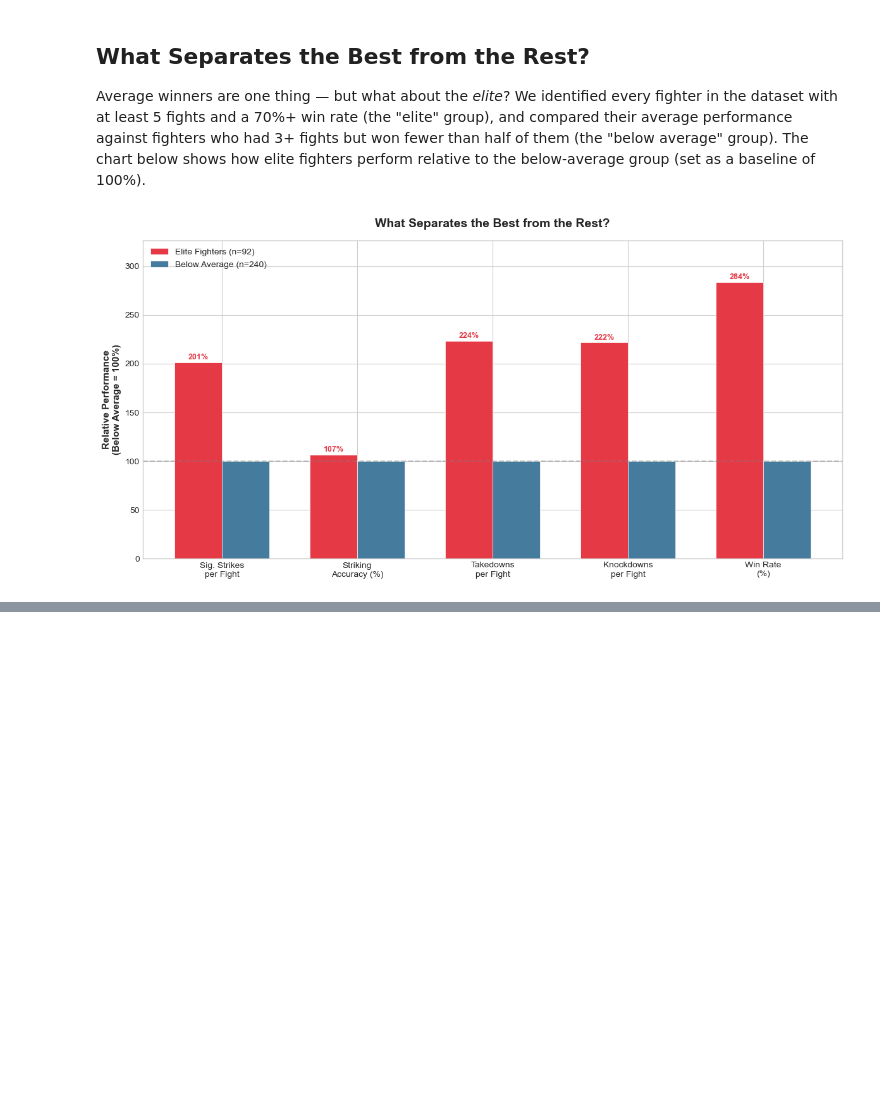
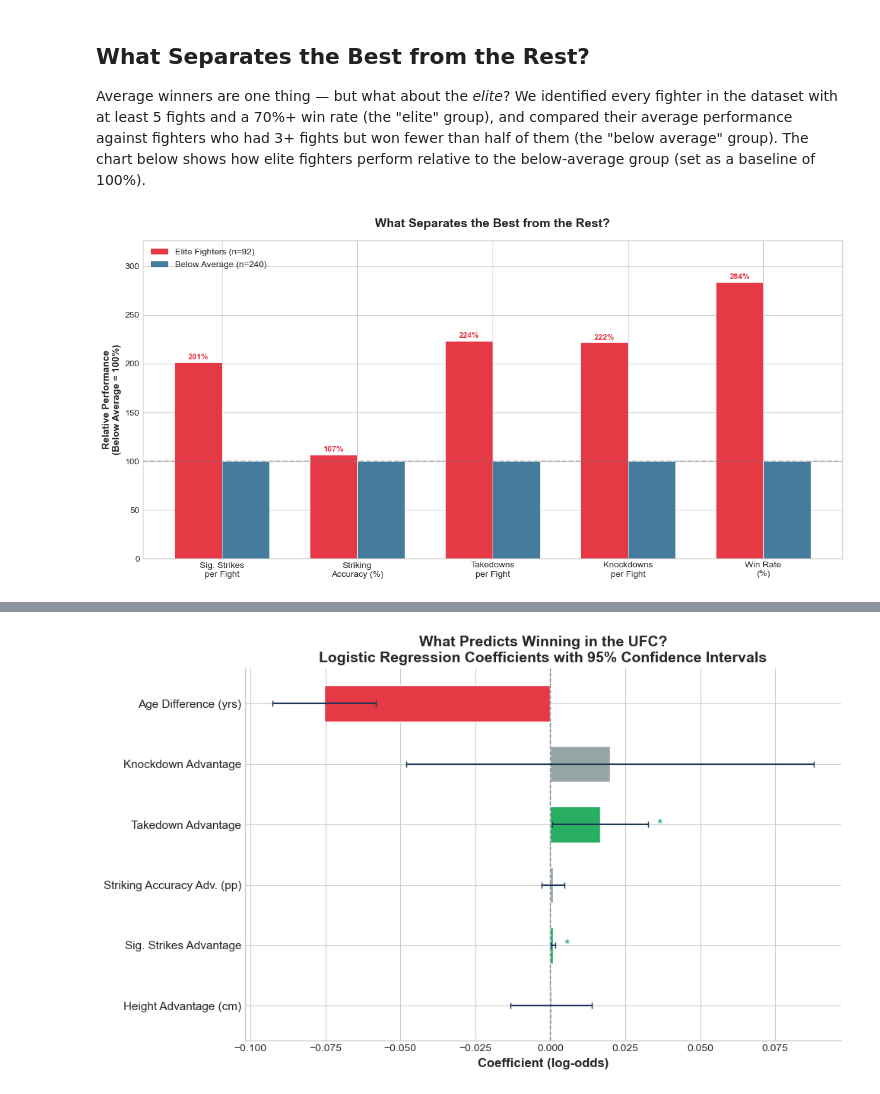
Before and after one commit to wilmshurstnoah-ux/ufc-analysis, a Jupyter notebook: blog.ipynb, the cells around one changed output, grey strips where cells are left out. Cells and saved outputs as stored; diff of their text form; code cells hidden in the pictures; blank space fills up the shorter version.

Commit message:
Add regression modelling and analysis

```diff
--- a/blog.ipynb
+++ b/blog.ipynb
@@ -484,0 +569,10 @@ So far we've established the "what": volume and finishing ability separate winne
+# %%
+# ── Fit the logistic regression ──
+y = df_reg['r_win']
+X_with_const = sm.add_constant(df_reg[feature_names])
+
+model = sm.Logit(y, X_with_const)
+result = model.fit(disp=0)  # disp=0 hides convergence messages
+
+# Full summary
+print(result.summary2())
@@ -484,0 +639,60 @@ So far we've established the "what": volume and finishing ability separate winne
+# %%
+# ── Plot 5: Coefficient Chart — What Predicts Winning? ──
+
+fig, ax = plt.subplots(figsize=(10, 6))
+
+# Sort by absolute coefficient size
+results_sorted = results_df.sort_values('Coefficient', key=abs, ascending=True)
+
+# Colour: green if significant+positive, red if significant+negative, grey if not
+sig_colors = {'pos': '#27AE60', 'neg': COLORS['primary'], 'ns': '#95A5A6'}
+colors = []
+for _, row in results_sorted.iterrows():
+    if not row['Sig.']:
+        colors.append(sig_colors['ns'])
+    elif row['Coefficient'] > 0:
+        colors.append(sig_colors['pos'])
+    else:
+        colors.append(sig_colors['neg'])
+
+y_pos = range(len(results_sorted))
+ax.barh(y_pos, results_sorted['Coefficient'], color=colors,
+        edgecolor='white', height=0.6)
+
+# 95% confidence intervals
+sorted_features = [dict(map(reversed, feature_labels.items()))[v]
+                   for v in results_sorted['Variable']]
+ci_lower = result.conf_int().loc[sorted_features, 0].values
+ci_upper = result.conf_int().loc[sorted_features, 1].values
+coefs = results_sorted['Coefficient'].values
+
+ax.errorbar(coefs, y_pos,
+            xerr=[coefs - ci_lower, ci_upper - coefs],
+            fmt='none', color=COLORS['dark'], capsize=3, linewidth=1.5)
+
+# Zero line
+ax.axvline(x=0, color=COLORS['dark'], linewidth=1, linestyle='--', alpha=0.5)
+
+ax.set_yticks(y_pos)
+ax.set_yticklabels(results_sorted['Variable'], fontsize=11)
+ax.set_xlabel('Coefficient (log-odds)', fontsize=12, fontweight='bold')
+ax.set_title('What Predicts Winning in the UFC?\n'
+             'Logistic Regression Coefficients with 95% Confidence Intervals',
+             fontsize=14, fontweight='bold')
+
+# Significance stars
+for i, (_, row) in enumerate(results_sorted.iterrows()):
+    if row['Sig.']:
+        x_pos = ci_upper[i] + 0.002
+        color = sig_colors['neg'] if row['Coefficient'] < 0 else sig_colors['pos']
+        ax.text(x_pos, i, f" {row['Sig.']}", va='center', fontsize=12,
+                fontweight='bold', color=color)
+
+ax.spines['top'].set_visible(False)
+ax.spines['right'].set_visible(False)
+plt.tight_layout()
+plt.savefig('output/figures/plot5_coefficient_chart.png',
+            dpi=150, bbox_inches='tight')
+plt.show()
+# %% [output]
+[figure, added]
```
Also changed, not shown: parts of 13 cells of this notebook, 5 other files.
